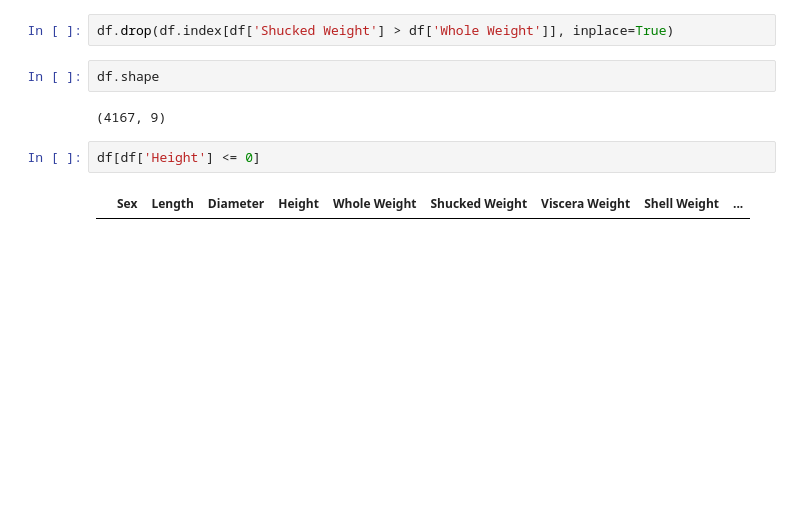
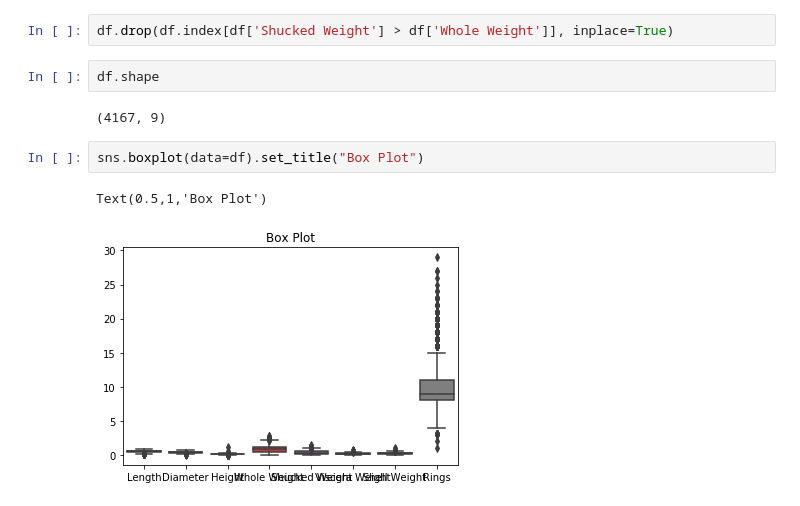
Before and after one commit to el-davo/msc-data-analytics-notebook, a Jupyter notebook: task1.ipynb, the cells around one changed output. Drawn from its saved outputs; the diff is of its cells as text; blank space fills up the shorter version.

```diff
--- a/task1.ipynb
+++ b/task1.ipynb
@@ -139,7 +169,8 @@ df.drop(df.index[df['Shucked Weight'] > df['Whole Weight']], inplace=True)
 df.shape
 # %% [output]
 (4167, 9)
-# %%
-df[df['Height'] <= 0]
-# %% [output]
-|  | Sex | Length | Diameter | Height | Whole Weight | Shucked Weight | Viscera Weight | Shell Weight | ... |
+# %%
+sns.boxplot(data=df).set_title("Box Plot")
+# %% [output]
+Text(0.5,1,'Box Plot')
+[figure, added]
```
Also changed, not shown: parts of 14 cells of this notebook.
